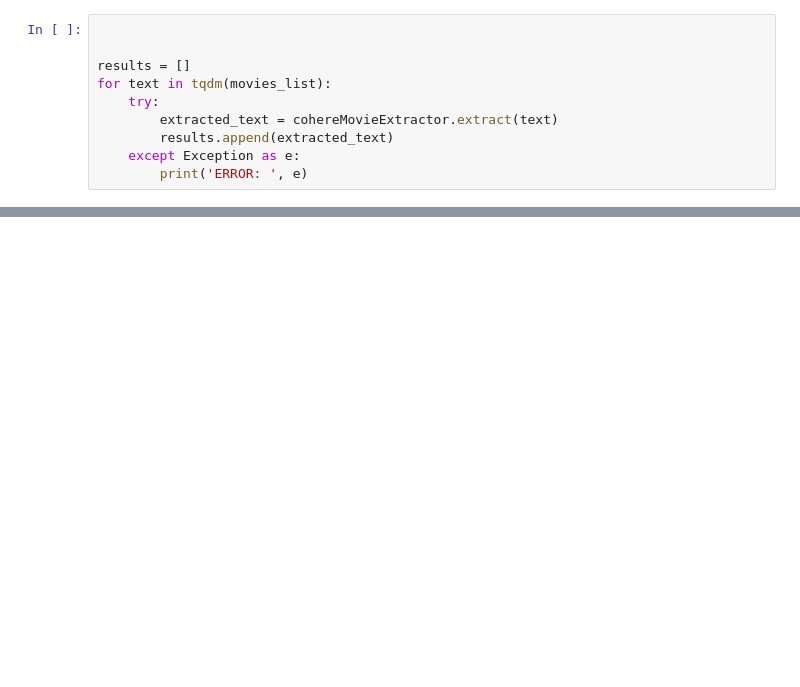
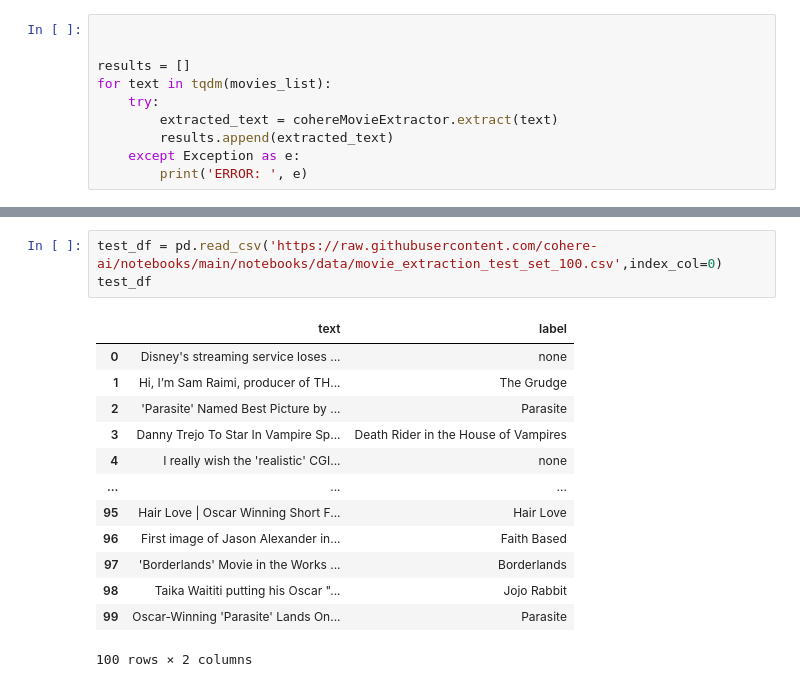
Before and after one commit to YohansSamuel/prompt_engineering, a Jupyter notebook: notebooks/job_description_entity_extraction.ipynb, the cells around one changed output, grey strips where cells are left out. Cells and saved outputs as stored; diff of their text form; blank space fills up the shorter version.

```diff
--- a/notebooks/job_description_entity_extraction.ipynb
+++ b/notebooks/job_description_entity_extraction.ipynb
@@ -95,0 +147,17 @@ pd.DataFrame(data={'text': movies_list, 'extracted_text': results})
+# %%
+test_df = pd.read_csv('https://raw.githubusercontent.com/cohere-ai/notebooks/main/notebooks/data/movie_extraction_test_set_100.csv',index_col=0)
+test_df
+# %% [output]
+|  | text | label |
+| 0 | Disney's streaming service loses ... | none |
+| 1 | Hi, I’m Sam Raimi, producer of TH... | The Grudge |
+| 2 | 'Parasite' Named Best Picture by ... | Parasite |
+| 3 | Danny Trejo To Star In Vampire Sp... | Death Rider in the House of Vampires |
+| 4 | I really wish the 'realistic' CGI... | none |
+| ... | ... | ... |
+| 95 | Hair Love | Oscar Winning Short F... | Hair Love |
+| 96 | First image of Jason Alexander in... | Faith Based |
+| 97 | 'Borderlands' Movie in the Works ... | Borderlands |
+| 98 | Taika Waititi putting his Oscar "... | Jojo Rabbit |
+| 99 | Oscar-Winning 'Parasite' Lands On... | Parasite |
+100 rows × 2 columns
```
Also changed, not shown: parts of 11 cells of this notebook.
